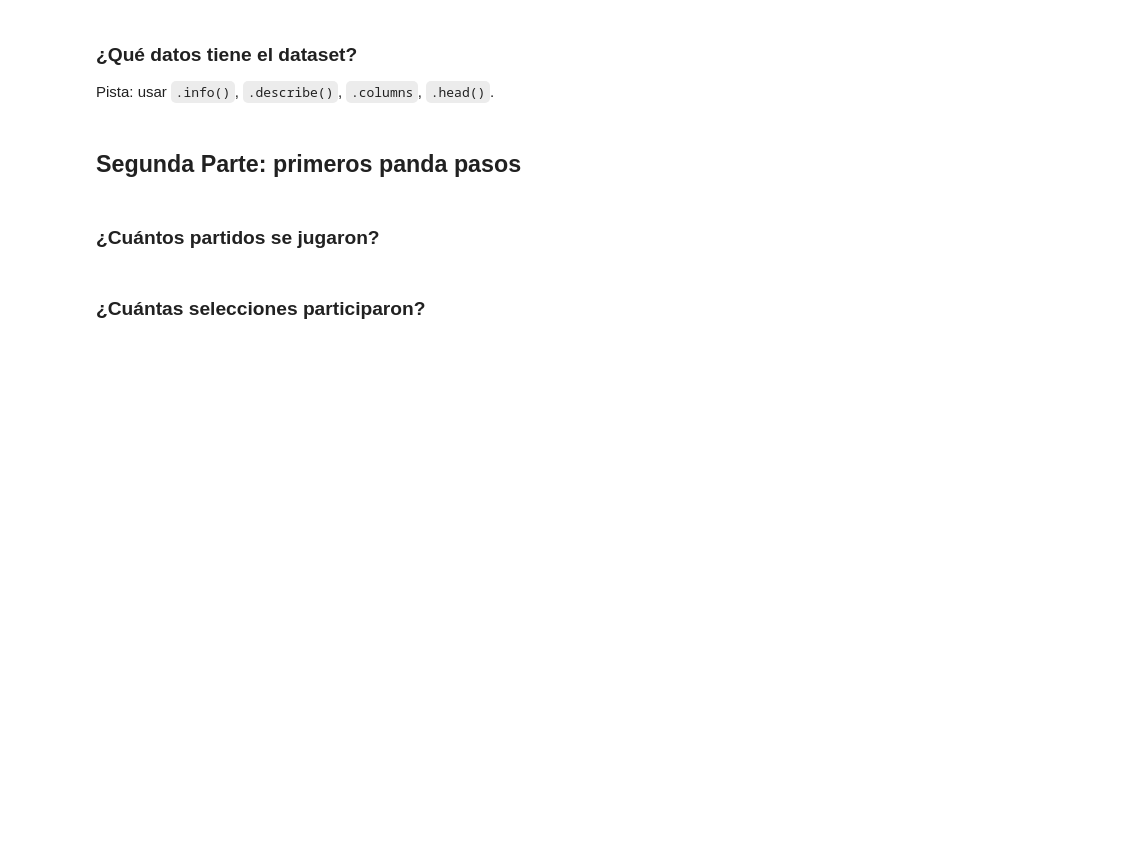
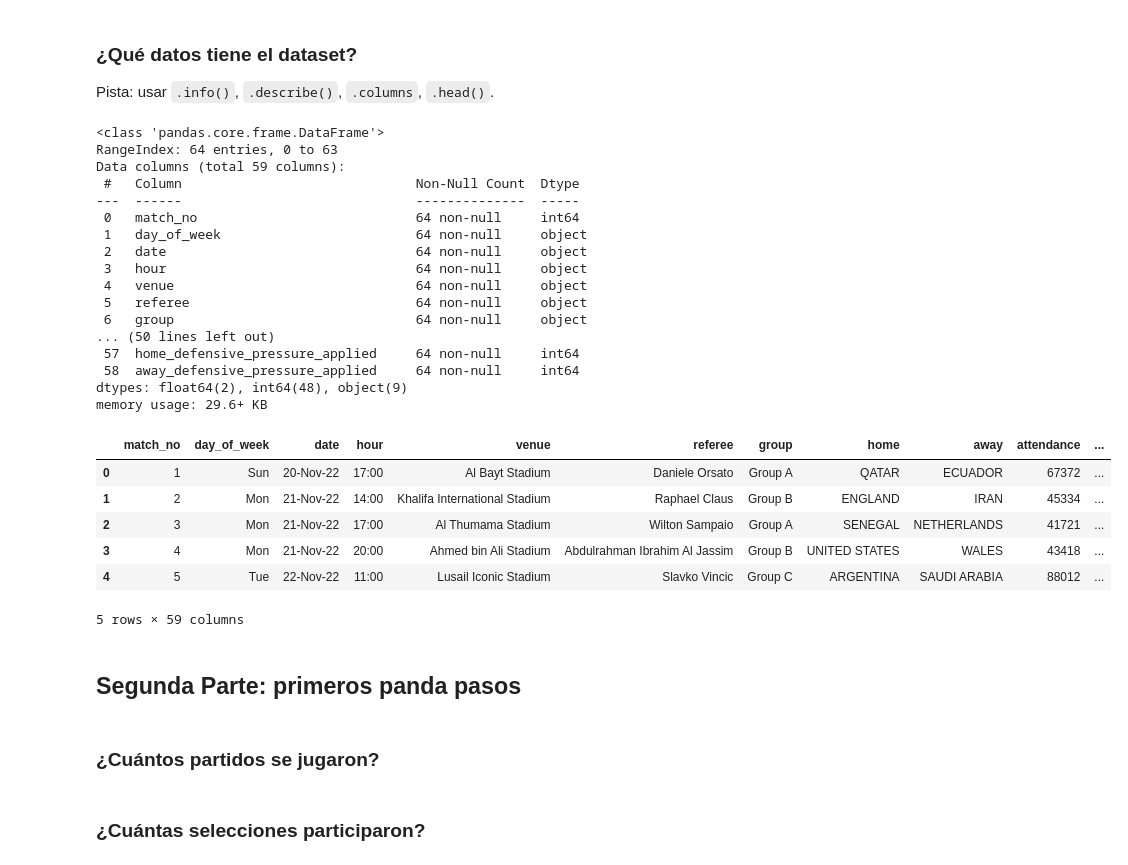
Before and after one commit to urzurioliver/muchachos, a Jupyter notebook: mundial_qatar_2022.ipynb, the cells around one changed output. Cells and saved outputs as stored; diff of their text form; code cells hidden in the pictures; blank space fills up the shorter version.

```diff
--- a/mundial_qatar_2022.ipynb
+++ b/mundial_qatar_2022.ipynb
@@ -37,3 +49,34 @@ Pista: usar `.info()`, `.describe()`, `.columns`, `.head()`.
+# %%
+# Completar
+mundial.info()
+mundial.describe()
+mundial.columns
+mundial.head()
+# %% [output]
+<class 'pandas.core.frame.DataFrame'>
+RangeIndex: 64 entries, 0 to 63
+Data columns (total 59 columns):
+ #   Column                              Non-Null Count  Dtype
+---  ------                              --------------  -----
+ 0   match_no                            64 non-null     int64
+ 1   day_of_week                         64 non-null     object
+ 2   date                                64 non-null     object
+ 3   hour                                64 non-null     object
+ 4   venue                               64 non-null     object
+ 5   referee                             64 non-null     object
+ 6   group                               64 non-null     object
+... (50 lines left out)
+ 57  home_defensive_pressure_applied     64 non-null     int64
+ 58  away_defensive_pressure_applied     64 non-null     int64
+dtypes: float64(2), int64(48), object(9)
+memory usage: 29.6+ KB
+|  | match_no | day_of_week | date | hour | venue | referee | group | home | away | attendance | ... |
+| 0 | 1 | Sun | 20-Nov-22 | 17:00 | Al Bayt Stadium | Daniele Orsato | Group A | QATAR | ECUADOR | 67372 | ... |
+| 1 | 2 | Mon | 21-Nov-22 | 14:00 | Khalifa International Stadium | Raphael Claus | Group B | ENGLAND | IRAN | 45334 | ... |
+| 2 | 3 | Mon | 21-Nov-22 | 17:00 | Al Thumama Stadium | Wilton Sampaio | Group A | SENEGAL | NETHERLANDS | 41721 | ... |
+| 3 | 4 | Mon | 21-Nov-22 | 20:00 | Ahmed bin Ali Stadium | Abdulrahman Ibrahim Al Jassim | Group B | UNITED STATES | WALES | 43418 | ... |
+| 4 | 5 | Tue | 22-Nov-22 | 11:00 | Lusail Iconic Stadium | Slavko Vincic | Group C | ARGENTINA | SAUDI ARABIA | 88012 | ... |
+5 rows × 59 columns
 # %% [markdown]
 ## Segunda Parte: primeros panda pasos
 # %% [markdown]
```
Also changed, not shown: parts of 5 cells of this notebook.
